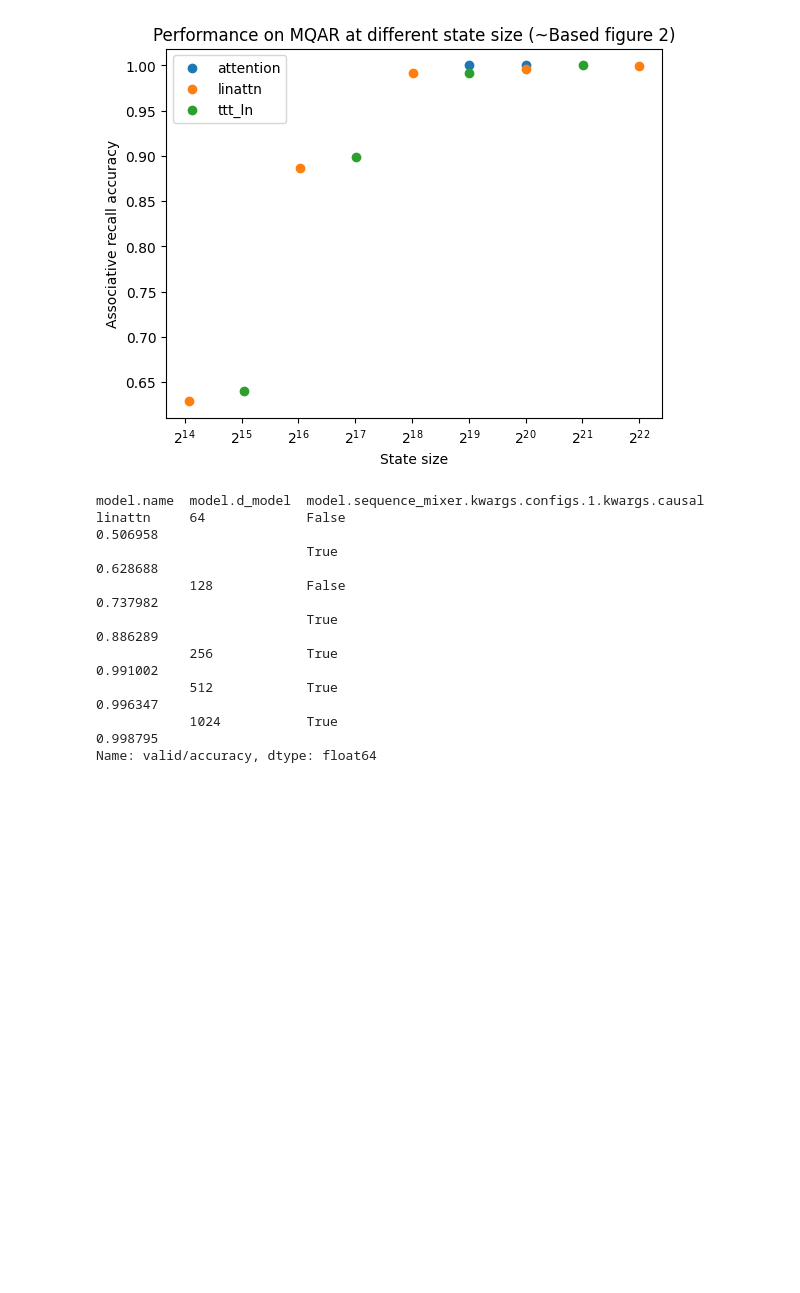
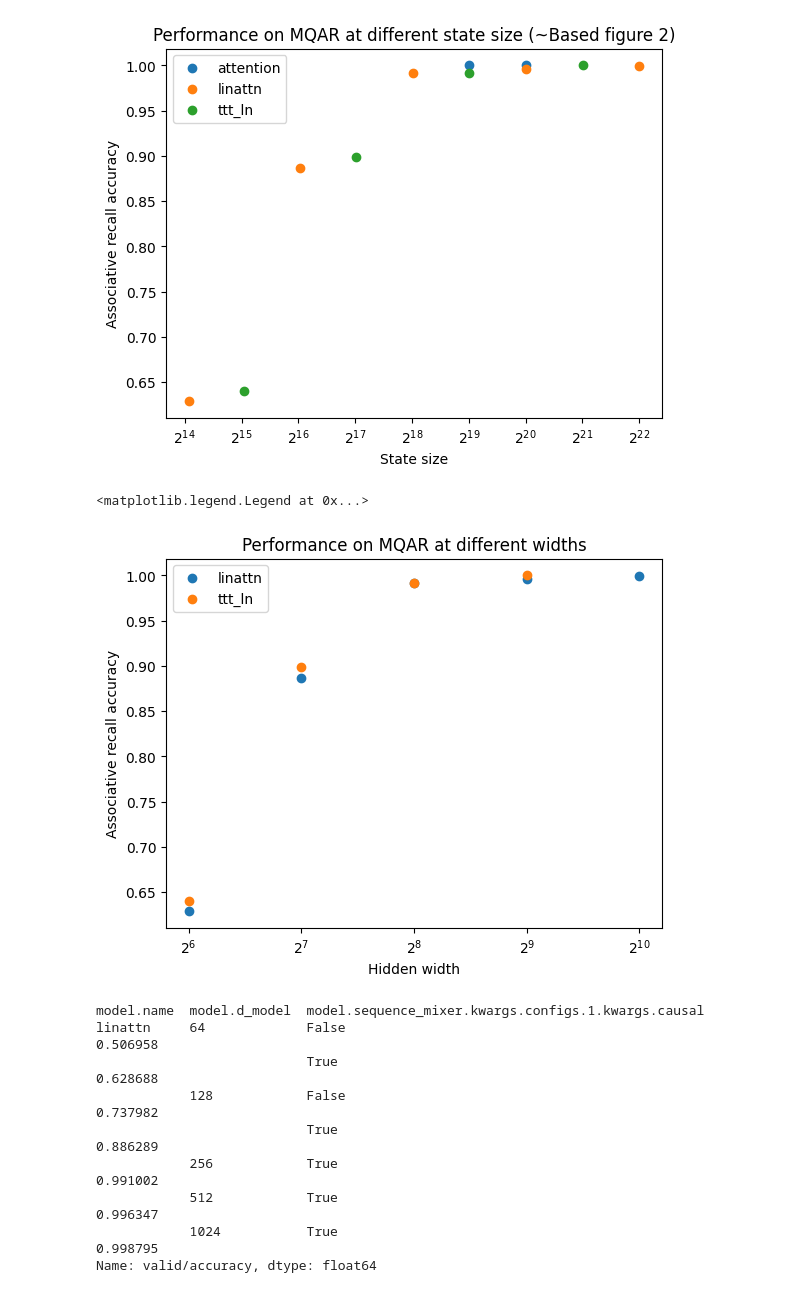
Before and after one commit to AllanYangZhou/zoology, a Jupyter notebook: zoology/experiments/linattn/analysis.ipynb, the cells around one changed output. Cells and saved outputs as stored; diff of their text form; code cells hidden in the pictures; blank space fills up the shorter version.

```diff
--- a/zoology/experiments/linattn/analysis.ipynb
+++ b/zoology/experiments/linattn/analysis.ipynb
@@ -23,6 +23,26 @@ plt.legend()
 # %% [output]
 <matplotlib.legend.Legend at 0x...>
 [figure]
+# %%
+# plot the above as a scatter plot with state_size on x axis and accuracy on y axis
+by_state_size = df.groupby(["model.name", "model.d_model"])["valid/accuracy"].max()
+models = ["linattn", "ttt_ln"]
+fig, ax = plt.subplots()
+for model_name in by_state_size.index.levels[0]:
+    # filter to those in models
+    if model_name not in models:
+        continue
+    ax.scatter(by_state_size[model_name].index, by_state_size[model_name].values, label=model_name)
+# log scale base 2 x axis
+ax.set_xscale('log', base=2)
+# set title
+ax.set_title("Performance on MQAR at different widths")
+ax.set_xlabel("Hidden width")
+ax.set_ylabel("Associative recall accuracy")
+plt.legend()
+# %% [output]
+<matplotlib.legend.Legend at 0x...>
+[figure, added]
 # %%
 # Causal linattn is clearly better
 df.groupby(["model.name", "model.d_model", "model.sequence_mixer.kwargs.configs.1.kwargs.causal"])["valid/accuracy"].max()
```
Also changed, not shown: 3 other files.
